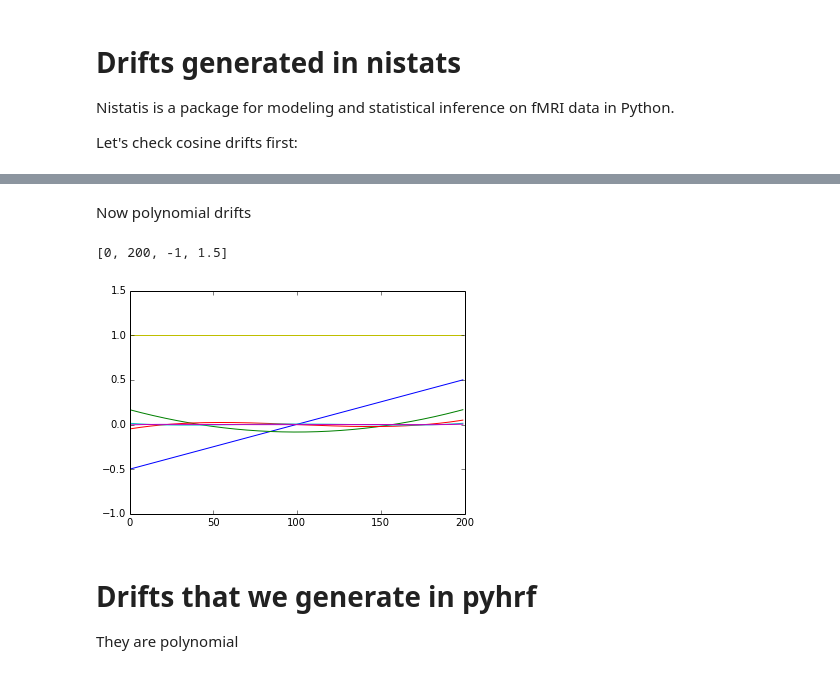
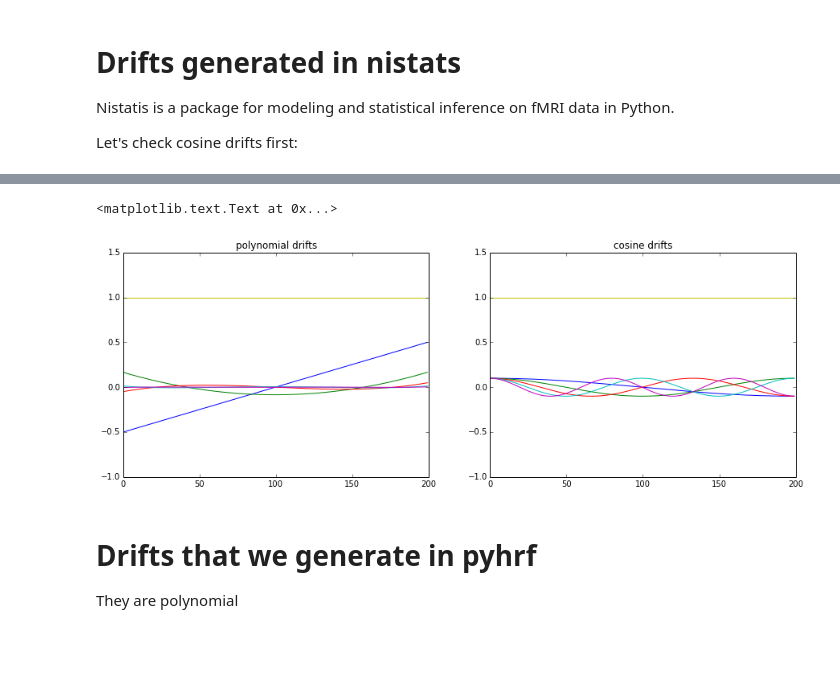
Before and after one commit to pyhrf/pyhrf, a Jupyter notebook: python/pyhrf/notebook/drifts_check.ipynb, the cells around one changed output, grey strips where cells are left out. Cells and saved outputs as stored; diff of their text form; code cells hidden in the pictures; blank space fills up the shorter version.

Commit message:
Added cosine drifts for pyhrf and conclusions

```diff
--- a/python/pyhrf/notebook/drifts_check.ipynb
+++ b/python/pyhrf/notebook/drifts_check.ipynb
@@ -18,12 +11,16 @@ plt.axis([0,200,-1,1.5])
-# %% [markdown]
-Now polynomial drifts
-# %%
-drifts2 = _make_drift('polynomial', frame_times=np.arange(200), order=5)
-plt.plot(drifts2[0])
-plt.axis([0,200,-1,1.5])
-# %% [output]
-[0, 200, -1, 1.5]
-[figure, removed]
+# %%
+drifts1 = _make_drift('cosine', frame_times=np.arange(200), period_cut=64)
+drifts2 = _make_drift('polynomial', frame_times=np.arange(200), order=5)
+f, ax = plt.subplots(1, 2, figsize=(15, 5))
+ax[0].plot(drifts2[0])
+ax[0].axis([0,200,-1,1.5])
+ax[0].set_title('polynomial drifts')
+ax[1].plot(drifts1[0])
+ax[1].axis([0,200,-1,1.5])
+ax[1].set_title('cosine drifts')
+# %% [output]
+<matplotlib.text.Text at 0x...>
+[figure, added]
 # %% [markdown]
 # Drifts that we generate in pyhrf
 They are polynomial
```
Also changed, not shown: parts of 14 cells of this notebook.
